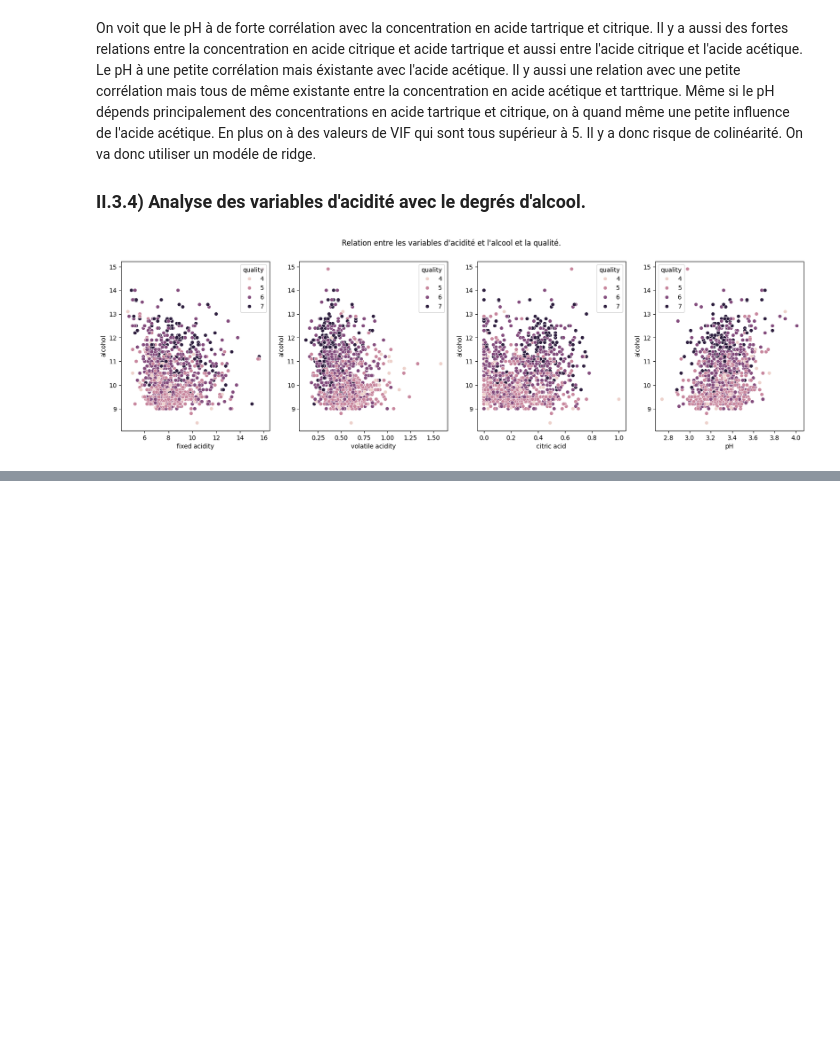
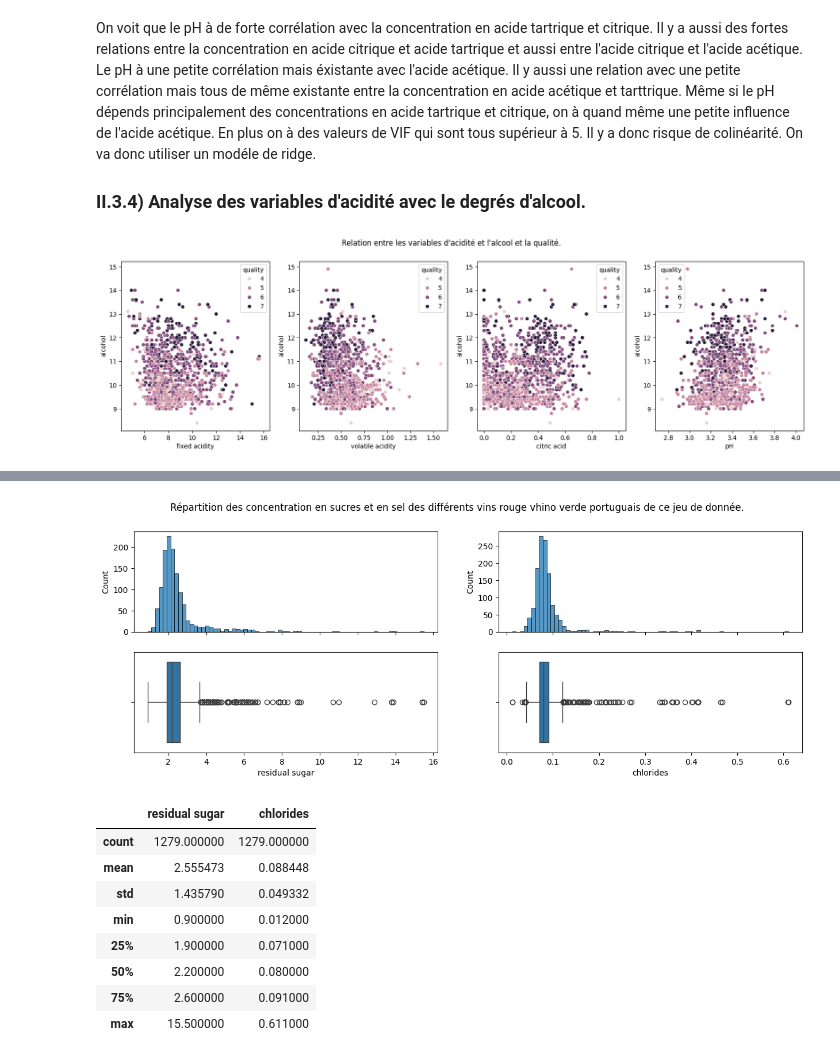
Before and after one commit to fmazur57u/WineQualityPrediction, a Jupyter notebook: winePrediction.ipynb, the cells around one changed output, grey strips where cells are left out. Drawn from its saved outputs; the diff is of its cells as text; code cells hidden in the pictures; blank space fills up the shorter version.

Commit message:
Finalisation de l'analyse de variable de sucre et de sel

```diff
--- a/winePrediction.ipynb
+++ b/winePrediction.ipynb
@@ -481,0 +505,23 @@ On ne voit aucune relation entre les variables d'acidité et l'alcool mais on vo
+# %%
+fig, ax = plt.subplots(2, 2, sharex="col")
+fig.set_size_inches(15, 5)
+plt.suptitle(
+    "Répartition des concentration en sucres et en sel des différents vins rouge vhino verde portuguais de ce jeu de donnée."
+)
+sns.histplot(data=analyse_set, x="residual sugar", ax=ax[0, 0])
+sns.boxplot(data=analyse_set, x="residual sugar", ax=ax[1, 0])
+sns.histplot(data=analyse_set, x="chlorides", ax=ax[0, 1])
+sns.boxplot(data=analyse_set, x="chlorides", ax=ax[1, 1])
+plt.show()
+analyse_set[["residual sugar", "chlorides"]].describe()
+# %% [output]
+[figure, added]
+|  | residual sugar | chlorides |
+| count | 1279.000000 | 1279.000000 |
+| mean | 2.555473 | 0.088448 |
+| std | 1.435790 | 0.049332 |
+| min | 0.900000 | 0.012000 |
+| 25% | 1.900000 | 0.071000 |
+| 50% | 2.200000 | 0.080000 |
+| 75% | 2.600000 | 0.091000 |
+| max | 15.500000 | 0.611000 |
```
Also changed, not shown: parts of 19 cells of this notebook.
